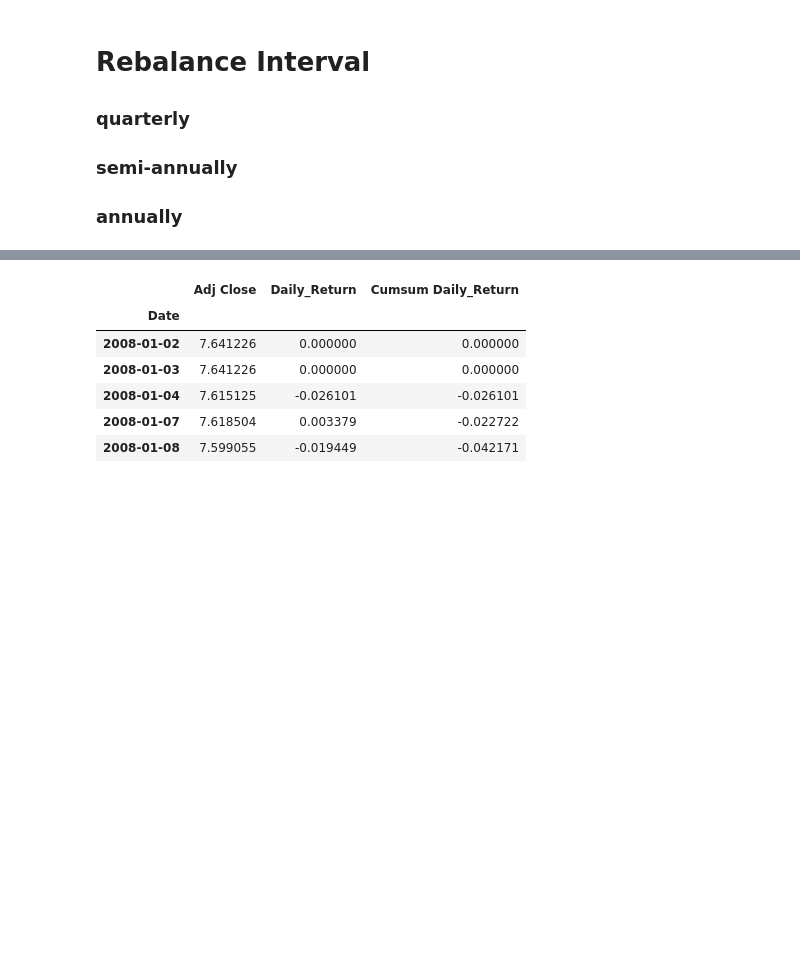
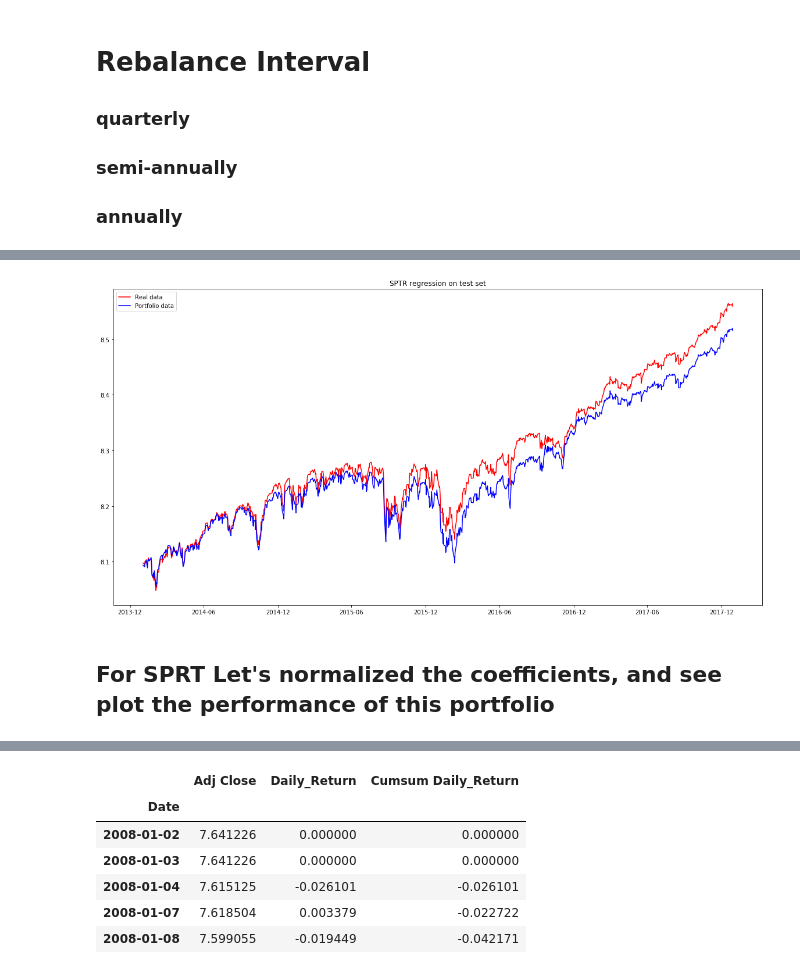
Before and after one commit to IceCreammm/MRP, a Jupyter notebook: MRP_Production.ipynb, the cells around one changed output, grey strips where cells are left out. Saved outputs shown, nothing was run; the diff lists cells and outputs as text; code cells hidden in the pictures; blank space fills up the shorter version.

```diff
--- a/MRP_Production.ipynb
+++ b/MRP_Production.ipynb
@@ -486,0 +578,11 @@ Information ratio of the portfolio is 0.047
+# %%
+plt.figure(figsize=(20,10))
+plt.plot(SPTR_log_test.index,SPTR_log_test, 'r-', label='Real data' )
+plt.plot(All_ETFs_log_test.index,LR_SPTR.predict(All_ETFs_log_test), 'b-', label='Portfolio data' )
+plt.legend(loc='upper left')
+plt.title('SPTR regression on test set')
+plt.show()
+# %% [output]
+[figure, added]
+# %% [markdown]
+## For SPRT  Let's normalized the coefficients, and see plot the performance of this portfolio
```
Also changed, not shown: parts of 43 cells of this notebook, 1 other file.
